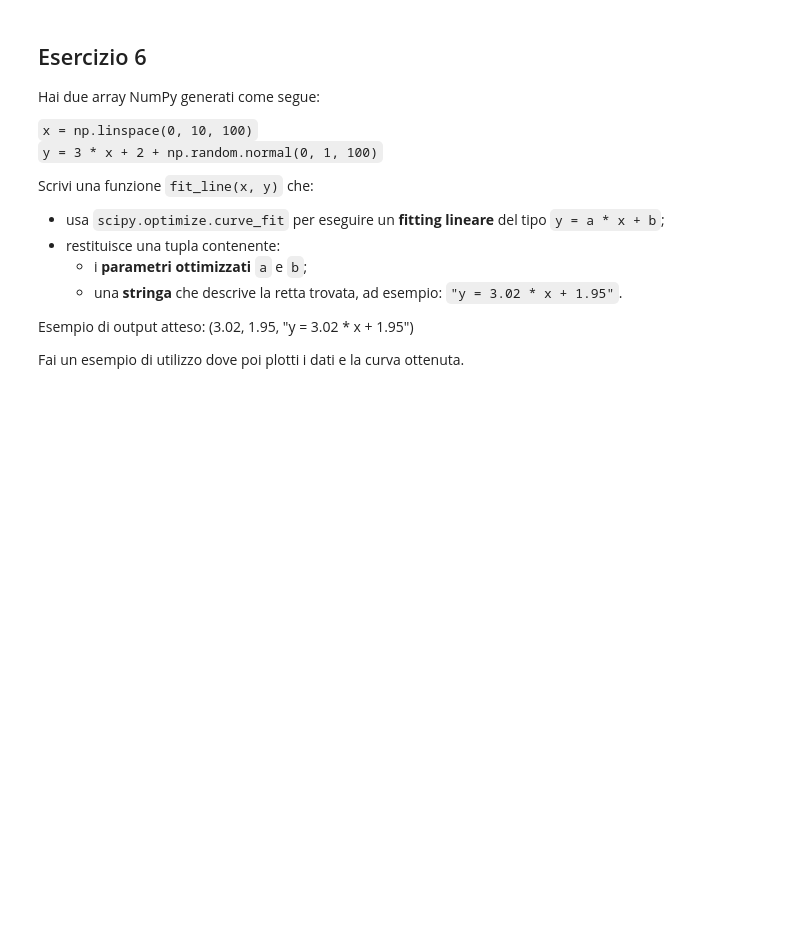
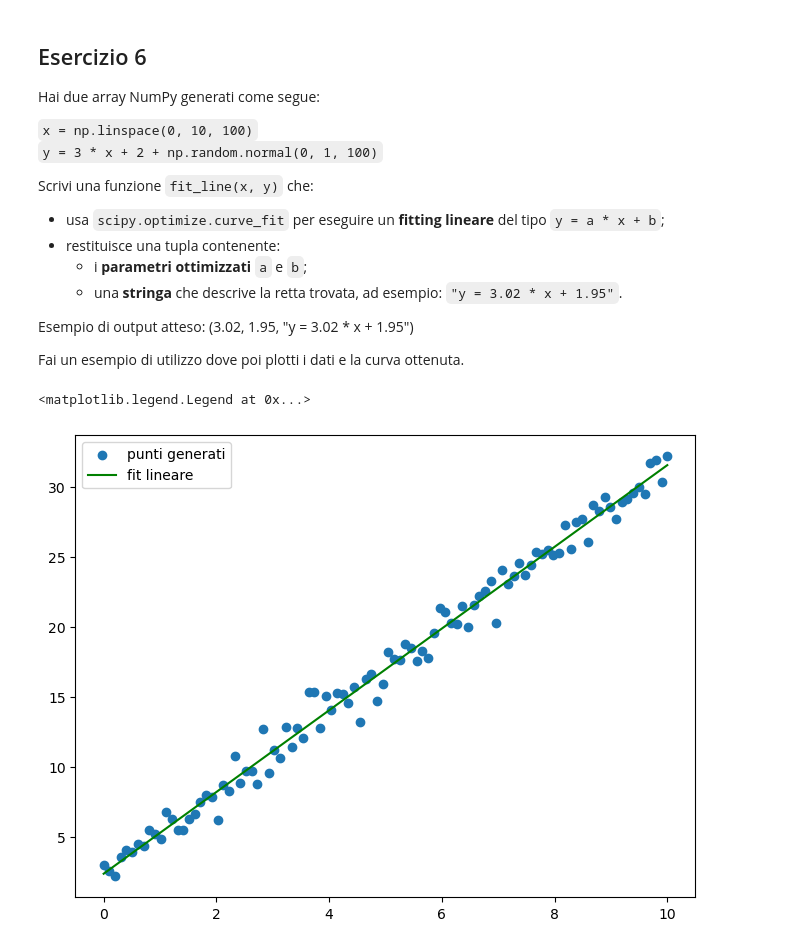
Before and after one commit to margheritaagiordani/ProgrammingLab, a Jupyter notebook: materiale_lezioni/simulazEsame.ipynb, the cells around one changed output. Saved outputs shown, nothing was run; the diff lists cells and outputs as text; code cells hidden in the pictures; blank space fills up the shorter version.

```diff
--- a/materiale_lezioni/simulazEsame.ipynb
+++ b/materiale_lezioni/simulazEsame.ipynb
@@ -327,3 +327,36 @@ Scrivi una funzione `fit_line(x, y)` che:
 Esempio di output atteso:   (3.02, 1.95, "y = 3.02 * x + 1.95")
 
 Fai un esempio di utilizzo dove poi plotti i dati e la curva ottenuta.
+# %%
+import scipy as sp
+import numpy as np
+import matplotlib.pyplot as plt
+
+x = np.linspace(0, 10, 100)
+y = 3 * x + 2 + np.random.normal(0, 1, 100)
+
+def retta(x,a,b):
+    return a*x+b
+
+def fit_line(x,y):
+
+    popt,_= sp.optimize.curve_fit(retta, x, y) #ora popt dentro ha in ordine a,b;
+
+    a = popt[0]
+    b = popt[1]
+
+    stringa = f"y={a}*x+{b}"
+    return a,b, stringa
+
+a, b, stringa = fit_line(x, y)
+
+x_1 = np.arange(11)
+y_1 = retta(x_1, a, b)
+
+plt.figure(figsize=(8,6))
+plt.scatter(x,y, label="punti generati")
+plt.plot(x_1, y_1, color="green", label="fit lineare")
+plt.legend()
+# %% [output]
+<matplotlib.legend.Legend at 0x...>
+[figure, added]
```
